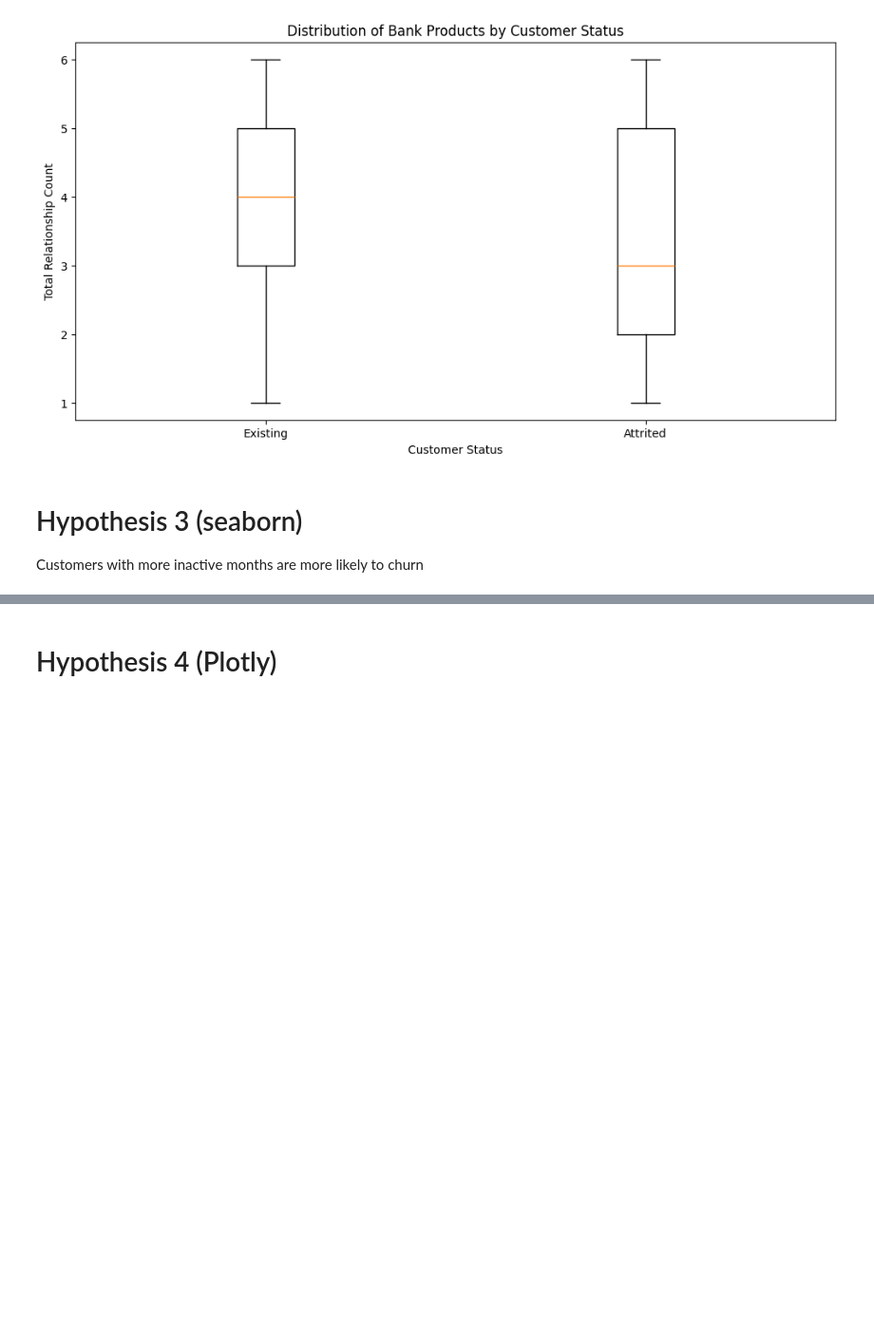
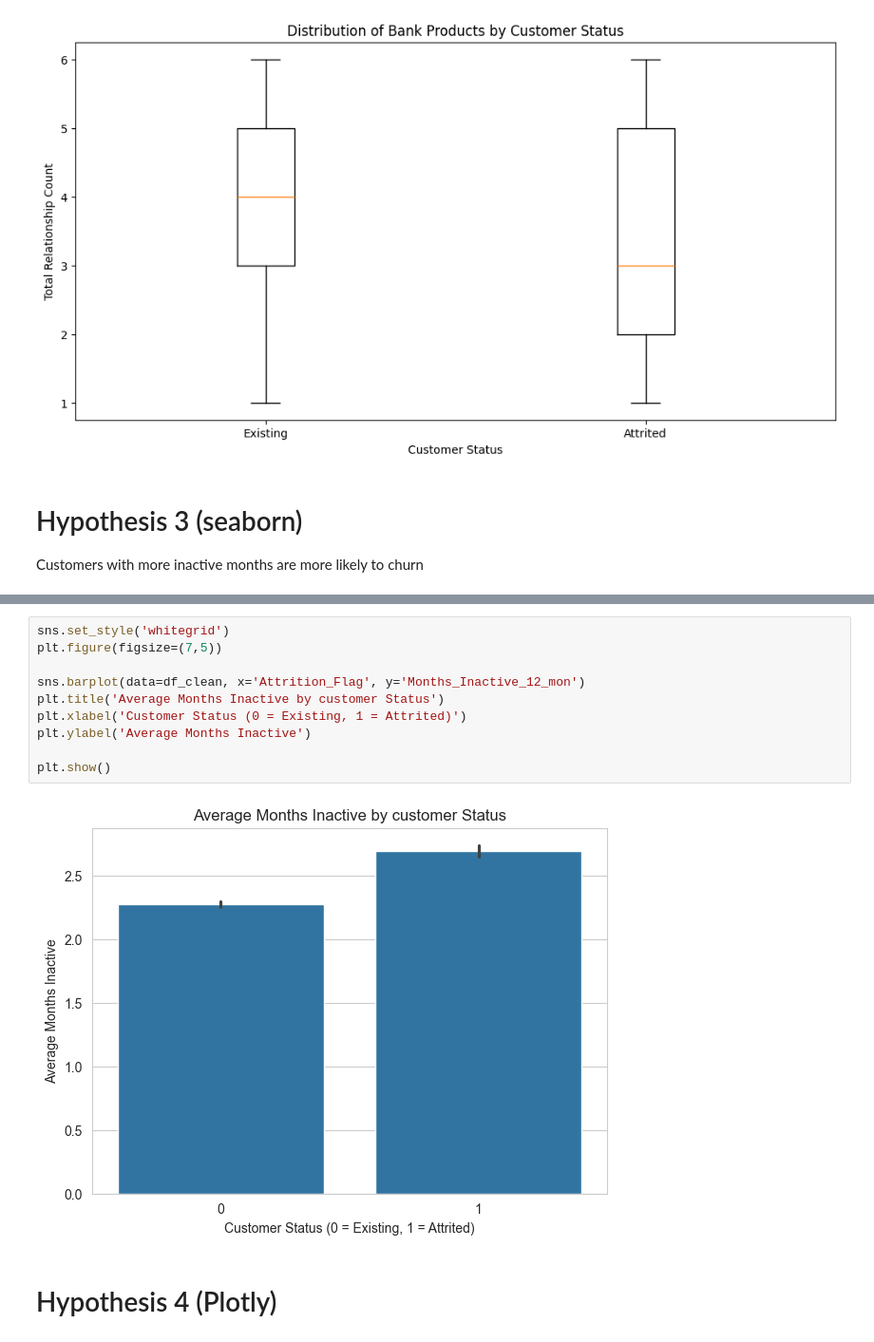
Before and after one commit to navmann99/credit_card_analysis, a Jupyter notebook: jupyter_notebooks/Data_Visualisations.ipynb, the cells around one changed output, grey strips where cells are left out. Shown at 95% size. Drawn from its saved outputs; the diff is of its cells as text; blank space fills up the shorter version.

Commit message:
hypothesis 3 bar chart

```diff
--- a/jupyter_notebooks/Data_Visualisations.ipynb
+++ b/jupyter_notebooks/Data_Visualisations.ipynb
@@ -156,3 +164,15 @@ Customers with more inactive months are more likely to churn
+# %%
+sns.set_style('whitegrid')
+plt.figure(figsize=(7,5))
+
+sns.barplot(data=df_clean, x='Attrition_Flag', y='Months_Inactive_12_mon')
+plt.title('Average Months Inactive by customer Status')
+plt.xlabel('Customer Status (0 = Existing, 1 = Attrited)')
+plt.ylabel('Average Months Inactive')
+
+plt.show()
+# %% [output]
+[figure, added]
 # %% [markdown]
 # Hypothesis 4 (Plotly)
 # %% [markdown]
```
Also changed, not shown: parts of 2 cells of this notebook, 1 other file.
